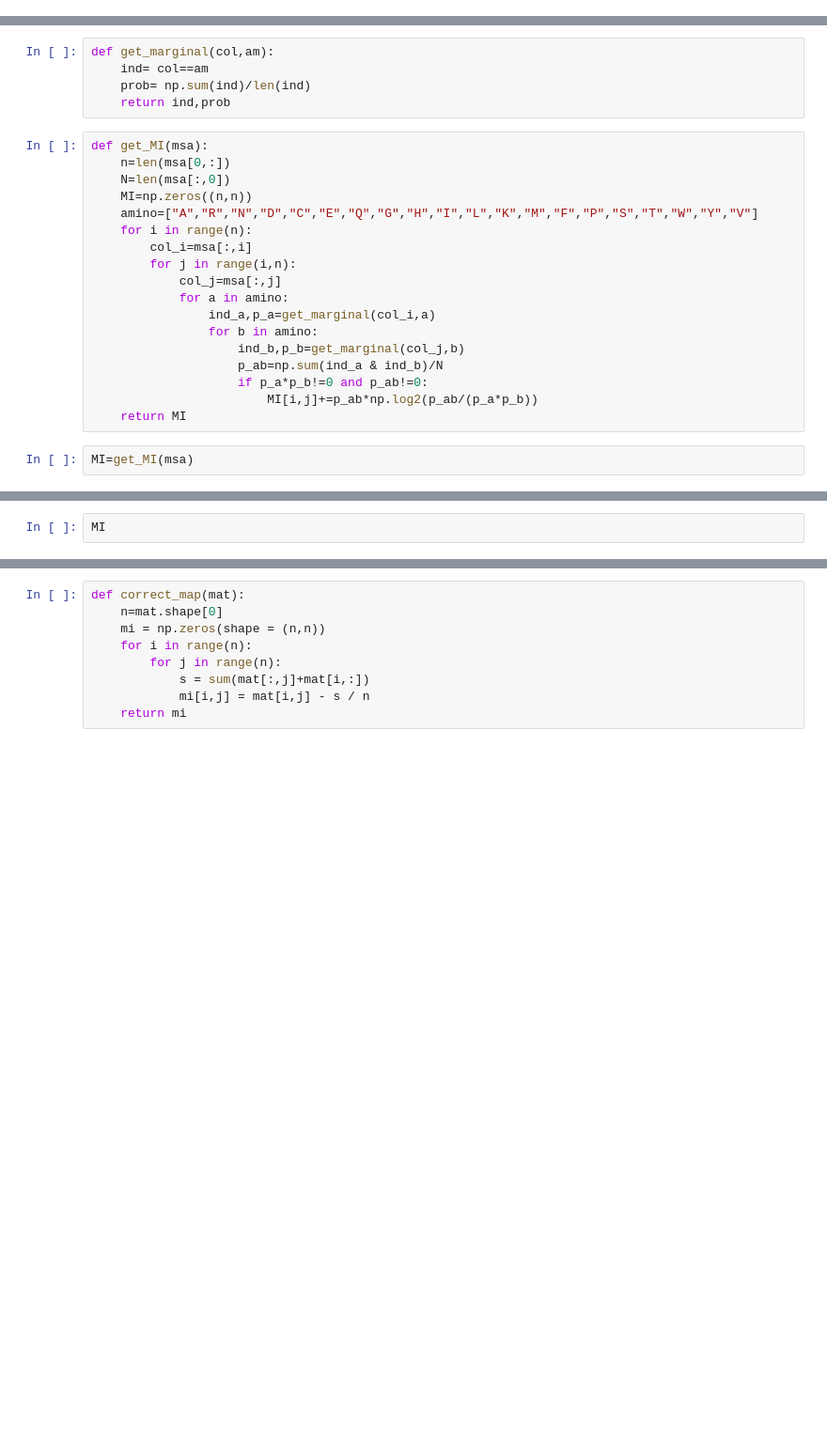
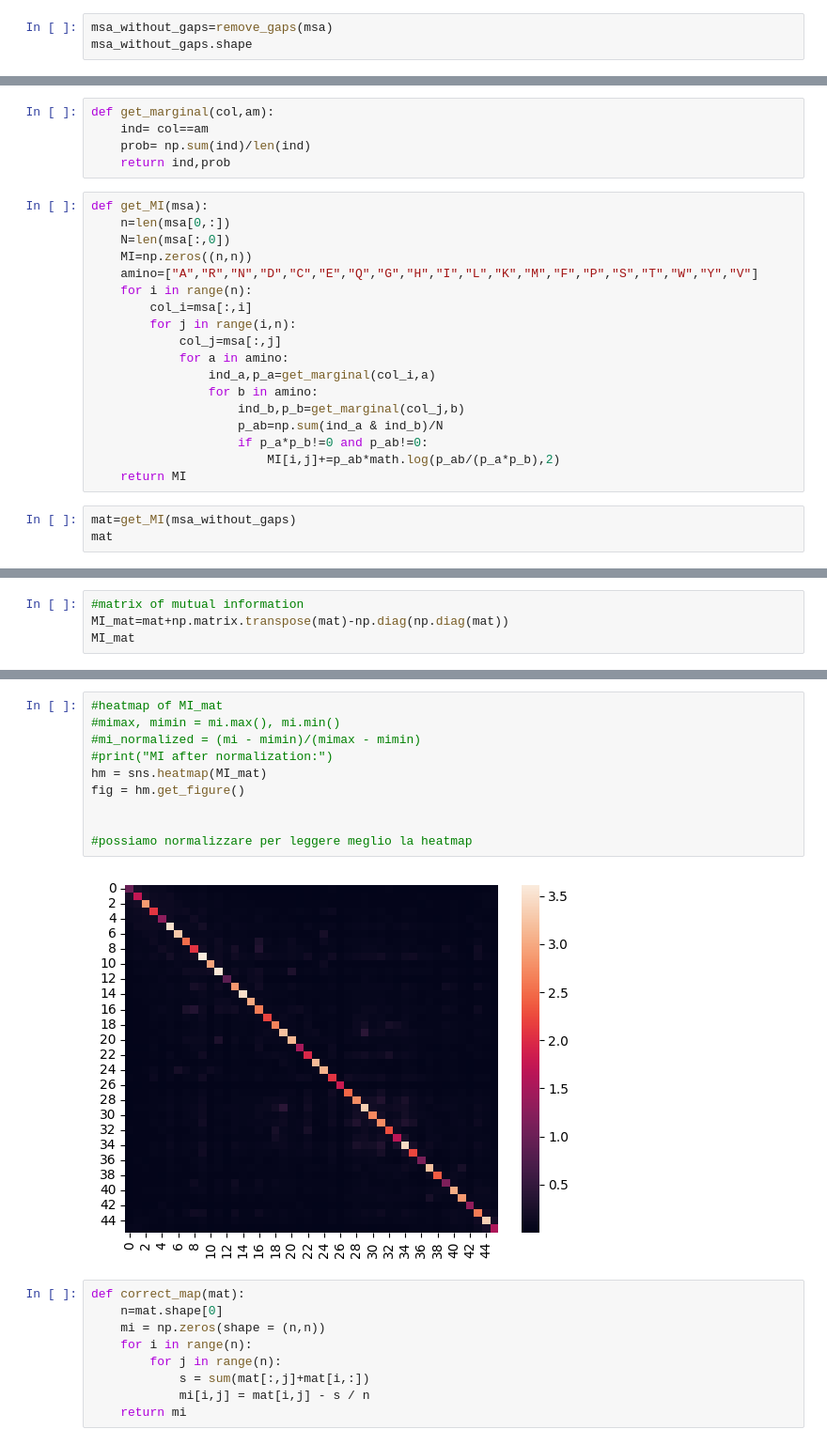
Before and after one commit to SofiMo/Computational-Biology-2, a Jupyter notebook: Untitled.ipynb, the cells around one changed output, grey strips where cells are left out. Shown at 94% size. Saved outputs shown, nothing was run; the diff lists cells and outputs as text; blank space fills up the shorter version.

```diff
--- a/Untitled.ipynb
+++ b/Untitled.ipynb
@@ -7,0 +30,3 @@ msa=np.array(list(Bio.SeqIO.parse(file,"fasta")))
+# %%
+msa_without_gaps=remove_gaps(msa)
+msa_without_gaps.shape
@@ -26,7 +53,8 @@ def get_MI(msa):
                     ind_b,p_b=get_marginal(col_j,b)
                     p_ab=np.sum(ind_a & ind_b)/N
                     if p_a*p_b!=0 and p_ab!=0:
-                        MI[i,j]+=p_ab*np.log2(p_ab/(p_a*p_b))
+                        MI[i,j]+=p_ab*math.log(p_ab/(p_a*p_b),2)
     return MI
 # %%
-MI=get_MI(msa)
+mat=get_MI(msa_without_gaps)
+mat
@@ -33,3 +75,5 @@ MI=get_MI(msa)
 # %%
-MI
+#matrix of mutual information
+MI_mat=mat+np.matrix.transpose(mat)-np.diag(np.diag(mat))
+MI_mat
 # %% [output]
@@ -86,3 +93,15 @@ contact=np.delete(contact,diag,axis=1)
+# %%
+#heatmap of MI_mat
+#mimax, mimin = mi.max(), mi.min()
+#mi_normalized = (mi - mimin)/(mimax - mimin)
+#print("MI after normalization:")
+hm = sns.heatmap(MI_mat)
+fig = hm.get_figure()
+
+
+#possiamo normalizzare per leggere meglio la heatmap
+# %% [output]
+[figure, added]
 # %%
 def correct_map(mat):
     n=mat.shape[0]
```
Also changed, not shown: parts of 24 cells of this notebook, 1 other file.
